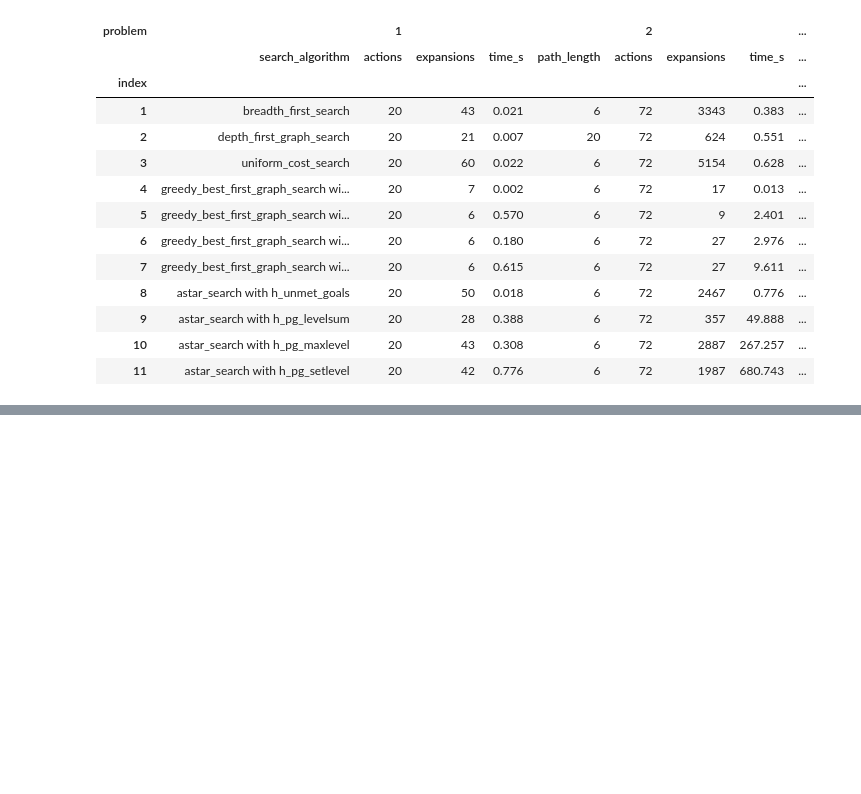
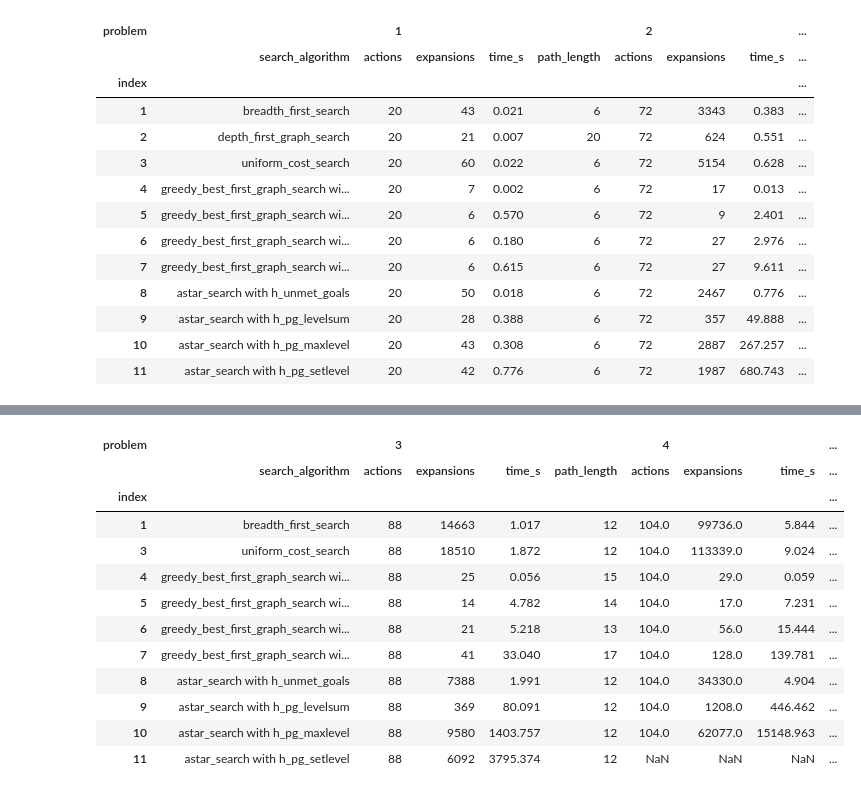
Before and after one commit to mtasende/artificial-intelligence, a Jupyter notebook: Projects/2_Classical Planning/scratchpad/n03_results_processing.ipynb, the cells around one changed output, grey strips where cells are left out. Saved outputs shown, nothing was run; the diff lists cells and outputs as text; code cells hidden in the pictures; blank space fills up the shorter version.

```diff
--- a/Projects/2_Classical Planning/scratchpad/n03_results_processing.ipynb
+++ b/Projects/2_Classical Planning/scratchpad/n03_results_processing.ipynb
@@ -399,0 +402,5 @@ res_12_df.to_csv('../results/res_p1p2.csv')
+# %%
+res3_df = process_results_file('../results/results_p3.txt')
+res4_df = process_results_file('../results/results_p4.txt')
+# %%
+res_34_df = get_required_df(res3_df).join(get_required_df(res4_df), how='outer')
@@ -399,0 +422,21 @@ res_12_df.to_csv('../results/res_p1p2.csv')
+# %%
+ids = res_34_df.reset_index()['index'].map(s_ids)
+res_34_df = res_34_df.reset_index(col_level=1).set_index(ids)
+res_34_df = res_34_df.rename(columns={'index':'search_algorithm'})
+res_34_df = res_34_df.sort_index()
+# %%
+res_34_df
+# %% [output]
+| problem |  | 3 |  |  |  | 4 |  |  | ... |
+|  | search_algorithm | actions | expansions | time_s | path_length | actions | expansions | time_s | ... |
+| index |  |  |  |  |  |  |  |  | ... |
+| 1 | breadth_first_search | 88 | 14663 | 1.017 | 12 | 104.0 | 99736.0 | 5.844 | ... |
+| 3 | uniform_cost_search | 88 | 18510 | 1.872 | 12 | 104.0 | 113339.0 | 9.024 | ... |
+| 4 | greedy_best_first_graph_search wi... | 88 | 25 | 0.056 | 15 | 104.0 | 29.0 | 0.059 | ... |
+| 5 | greedy_best_first_graph_search wi... | 88 | 14 | 4.782 | 14 | 104.0 | 17.0 | 7.231 | ... |
+| 6 | greedy_best_first_graph_search wi... | 88 | 21 | 5.218 | 13 | 104.0 | 56.0 | 15.444 | ... |
+| 7 | greedy_best_first_graph_search wi... | 88 | 41 | 33.040 | 17 | 104.0 | 128.0 | 139.781 | ... |
+| 8 | astar_search with h_unmet_goals | 88 | 7388 | 1.991 | 12 | 104.0 | 34330.0 | 4.904 | ... |
+| 9 | astar_search with h_pg_levelsum | 88 | 369 | 80.091 | 12 | 104.0 | 1208.0 | 446.462 | ... |
+| 10 | astar_search with h_pg_maxlevel | 88 | 9580 | 1403.757 | 12 | 104.0 | 62077.0 | 15148.963 | ... |
+| 11 | astar_search with h_pg_setlevel | 88 | 6092 | 3795.374 | 12 | NaN | NaN | NaN | ... |
```
Also changed, not shown: parts of 4 cells of this notebook, 8 other files.
